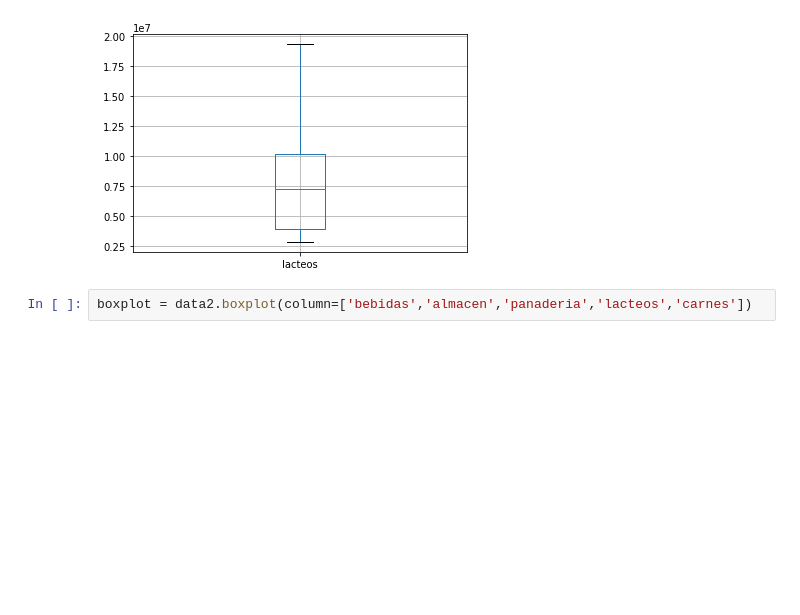
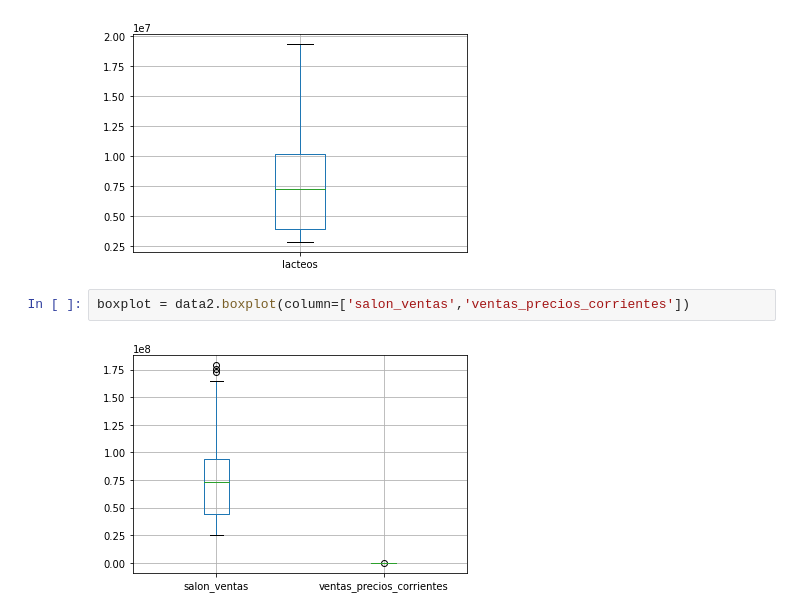
Before and after one commit to rodrigoruizteodoro/Actividad_3, a Jupyter notebook: Actividad 3.ipynb, the cells around one changed output. Cells and saved outputs as stored; diff of their text form; blank space fills up the shorter version.

Commit message:
Salon ventas limpia

```diff
--- a/Actividad 3.ipynb
+++ b/Actividad 3.ipynb
@@ -360,4 +357,6 @@ boxplot = data_clean_lacteos.boxplot(column=['lacteos'])
 # %% [output]
 [figure]
 # %%
-boxplot = data2.boxplot(column=['bebidas','almacen','panaderia','lacteos','carnes'])
+boxplot = data2.boxplot(column=['salon_ventas','ventas_precios_corrientes'])
+# %% [output]
+[figure, added]
```
Also changed, not shown: parts of 3 cells of this notebook.
